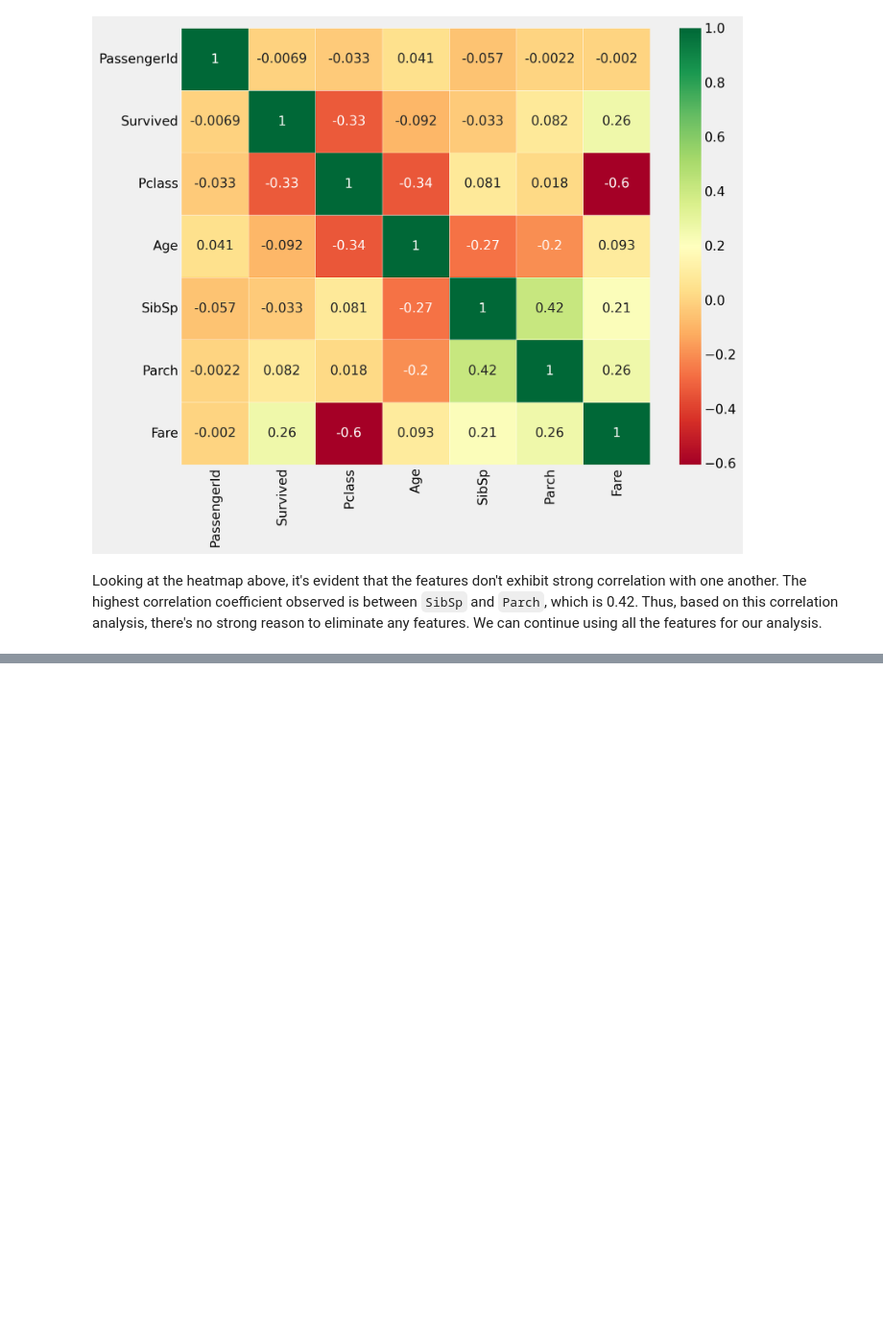
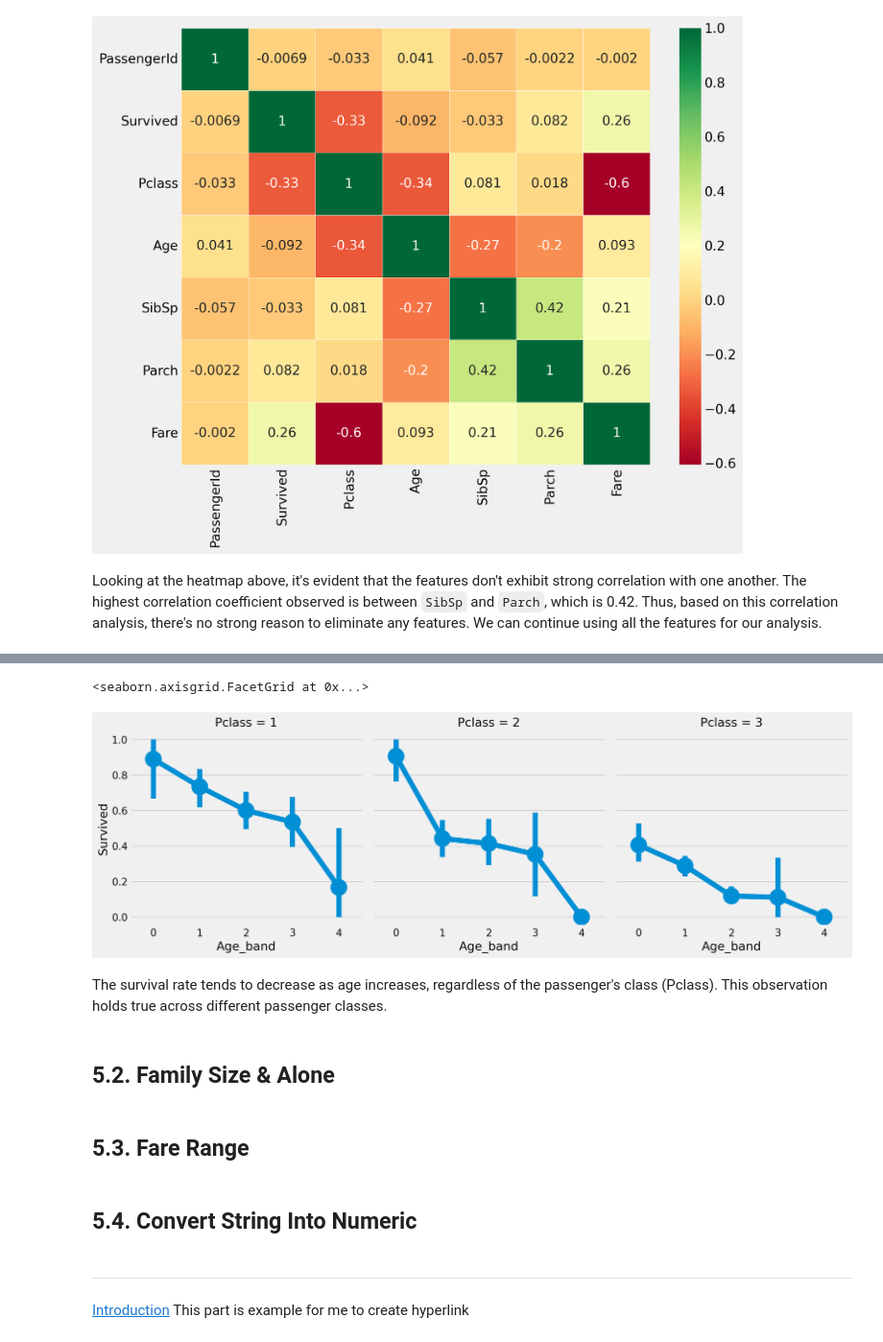
Before and after one commit to hisyam-jaelani/Data-Science-Projects, a Jupyter notebook: from-tragedy-to-insights-titanic.ipynb, the cells around one changed output, grey strips where cells are left out. Shown at 96% size. Saved outputs shown, nothing was run; the diff lists cells and outputs as text; code cells hidden in the pictures; blank space fills up the shorter version.

```diff
--- a/from-tragedy-to-insights-titanic.ipynb
+++ b/from-tragedy-to-insights-titanic.ipynb
@@ -791,0 +816,11 @@ Feature engineering is the process of manipulating, transforming, or creating ne
+# %%
+# Define Bin Edges
+bin_edges = [0, 16, 32, 48, 64, np.inf]
+
+# Define Bin Label
+bin_labels = [0, 1, 2, 3, 4]
+
+# Use pd.cut() to do the binning and directly insert the result into the Age_band field
+train_df['Age_band'] = pd.cut(train_df['Age'], bins=bin_edges, labels=bin_labels, right=True)
+
+train_df
@@ -791,0 +851,16 @@ Feature engineering is the process of manipulating, transforming, or creating ne
+# %%
+sns.catplot(x='Age_band', y='Survived', data=train_df, col='Pclass', kind='point')
+# %% [output]
+<seaborn.axisgrid.FacetGrid at 0x...>
+[figure, added]
+# %% [markdown]
+The survival rate tends to decrease as age increases, regardless of the passenger's class (Pclass). This observation holds true across different passenger classes.
+# %% [markdown]
+## 5.2. Family Size & Alone <a id = "5.2"></a>
+# %% [markdown]
+## 5.3. Fare Range <a id = "5.3"></a>
+# %% [markdown]
+## 5.4. Convert String Into Numeric <a id = "5.3"></a>
+# %% [markdown]
+***
+[Introduction](#2.1) This part is example for me to create hyperlink
```
Also changed, not shown: parts of 29 cells of this notebook.
